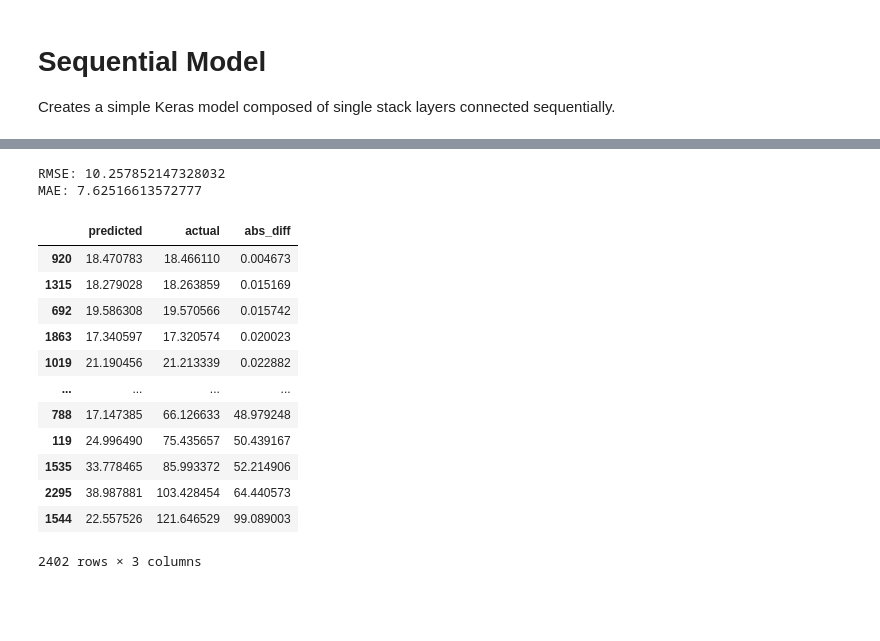
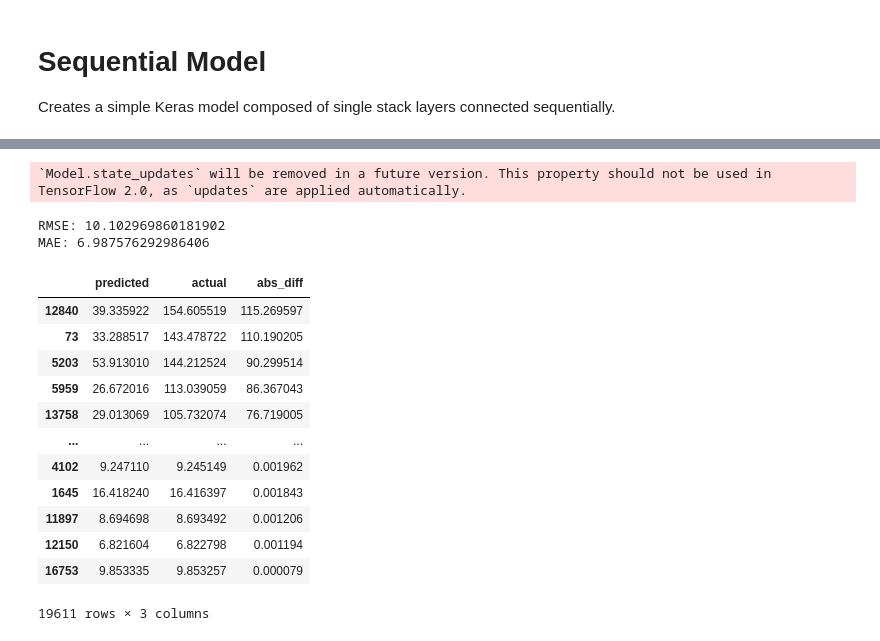
Before and after one commit to Darrick-Oliver/senior-project, a Jupyter notebook: src/4_Models.ipynb, the cells around one changed output, grey strips where cells are left out. Cells and saved outputs as stored; diff of their text form; code cells hidden in the pictures; blank space fills up the shorter version.

Commit message:
Fixed some model issues & data collection methods

```diff
--- a/src/4_Models.ipynb
+++ b/src/4_Models.ipynb
@@ -81,3 +47,26 @@ MAE: 19.649724944053894
 # Sequential Model
 
 Creates a simple Keras model composed of single stack layers connected sequentially.
+# %%
+# Remove points from input dataset
+X_seq = X.copy()
+X_seq.drop(columns=['OFF_POST_TOUCH_PTS', 'OFF_POST_TOUCH_FG_PCT', 'OFF_PTS'], inplace=True)
+
+# Sort columns alphabetically
+X_seq = X_seq.sort_index(axis=1)
+
+# Generate training and verification data
+X_train, X_test, y_train, y_test = train_test_split(X_seq, y, test_size=0.2)
+
+print('Training Entries')
+X_train.info()
+X_train.describe()
+
+print('Testing Entries')
+X_test.info()
+X_test.describe()
+
+X_train = X_train.to_numpy()
+X_test = X_test.to_numpy()
+y_train = y_train.to_numpy()
+y_test = y_test.to_numpy()
@@ -84,7 +91,7 @@ Creates a simple Keras model composed of single stack layers connected sequentia
 # %%
 # Create model
 model = Sequential()
-model.add(Dense(int(X.shape[1] / 2), activation='relu', input_shape=(X.shape[1],)))
+model.add(Dense(int(X_seq.shape[1] / 2), activation='relu', input_shape=(X_seq.shape[1],)))
 model.add(Dropout(0.7))
 model.add(Dense(1, activation='relu')) # y.shape[1]
 
@@ -124,32 +126,33 @@ Wall time: 50.6 s
 # %%
 y_pred = model.predict(X_test)
 
 # Evaluate error
 score = model.evaluate(X_test, y_test)
 mae = mean_absolute_error(y_test, y_pred)
 print('RMSE: ' + str(sqrt(score[0])))
 print('MAE: ' + str(mae))
 
 diff = abs(y_pred.flatten() - y_test.flatten())
 predictions = pd.DataFrame(data={'predicted': y_pred.flatten(), 'actual': y_test.flatten(), 'abs_diff': diff})
-predictions.sort_values(by='abs_diff')
-# predictions.sort_values(by='predicted', ascending=False)
+# predictions.sort_values(by='abs_diff')
+predictions.sort_values(by='abs_diff', ascending=False)
 # %% [output]
-RMSE: 10.257852147328032
-MAE: 7.62516613572777
+`Model.state_updates` will be removed in a future version. This property should not be used in TensorFlow 2.0, as `updates` are applied automatically.
+RMSE: 10.102969860181902
+MAE: 6.987576292986406
 |  | predicted | actual | abs_diff |
-| 920 | 18.470783 | 18.466110 | 0.004673 |
-| 1315 | 18.279028 | 18.263859 | 0.015169 |
-| 692 | 19.586308 | 19.570566 | 0.015742 |
-| 1863 | 17.340597 | 17.320574 | 0.020023 |
-| 1019 | 21.190456 | 21.213339 | 0.022882 |
+| 12840 | 39.335922 | 154.605519 | 115.269597 |
+| 73 | 33.288517 | 143.478722 | 110.190205 |
+| 5203 | 53.913010 | 144.212524 | 90.299514 |
+| 5959 | 26.672016 | 113.039059 | 86.367043 |
+| 13758 | 29.013069 | 105.732074 | 76.719005 |
 | ... | ... | ... | ... |
-| 788 | 17.147385 | 66.126633 | 48.979248 |
-| 119 | 24.996490 | 75.435657 | 50.439167 |
-| 1535 | 33.778465 | 85.993372 | 52.214906 |
-| 2295 | 38.987881 | 103.428454 | 64.440573 |
-| 1544 | 22.557526 | 121.646529 | 99.089003 |
+| 4102 | 9.247110 | 9.245149 | 0.001962 |
+| 1645 | 16.418240 | 16.416397 | 0.001843 |
+| 11897 | 8.694698 | 8.693492 | 0.001206 |
+| 12150 | 6.821604 | 6.822798 | 0.001194 |
+| 16753 | 9.853335 | 9.853257 | 0.000079 |
-2402 rows × 3 columns
+19611 rows × 3 columns
 # %%
 # Plot training and validation loss
 fig = px.line()
```
Also changed, not shown: parts of 11 cells of this notebook, 3 other files.
